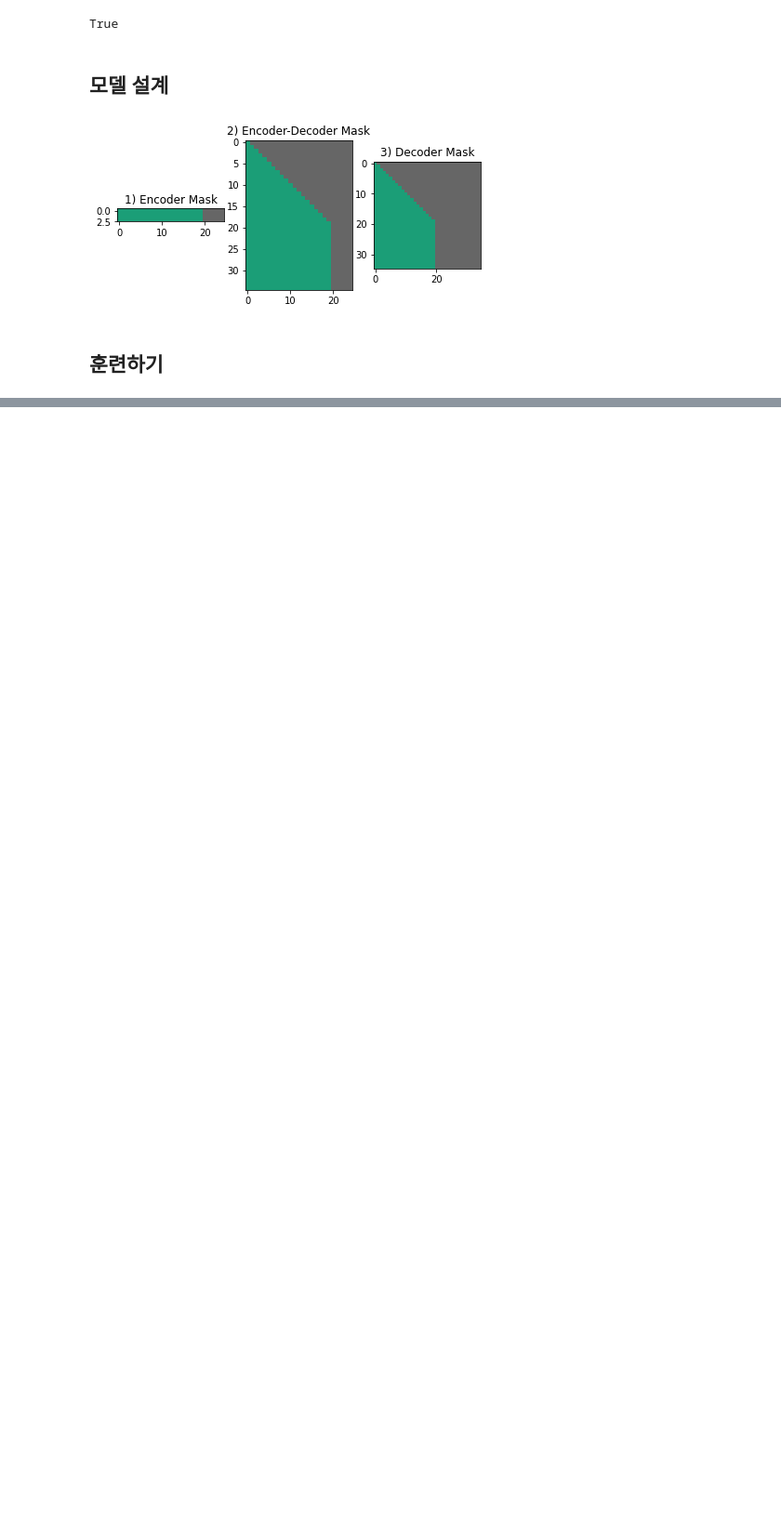
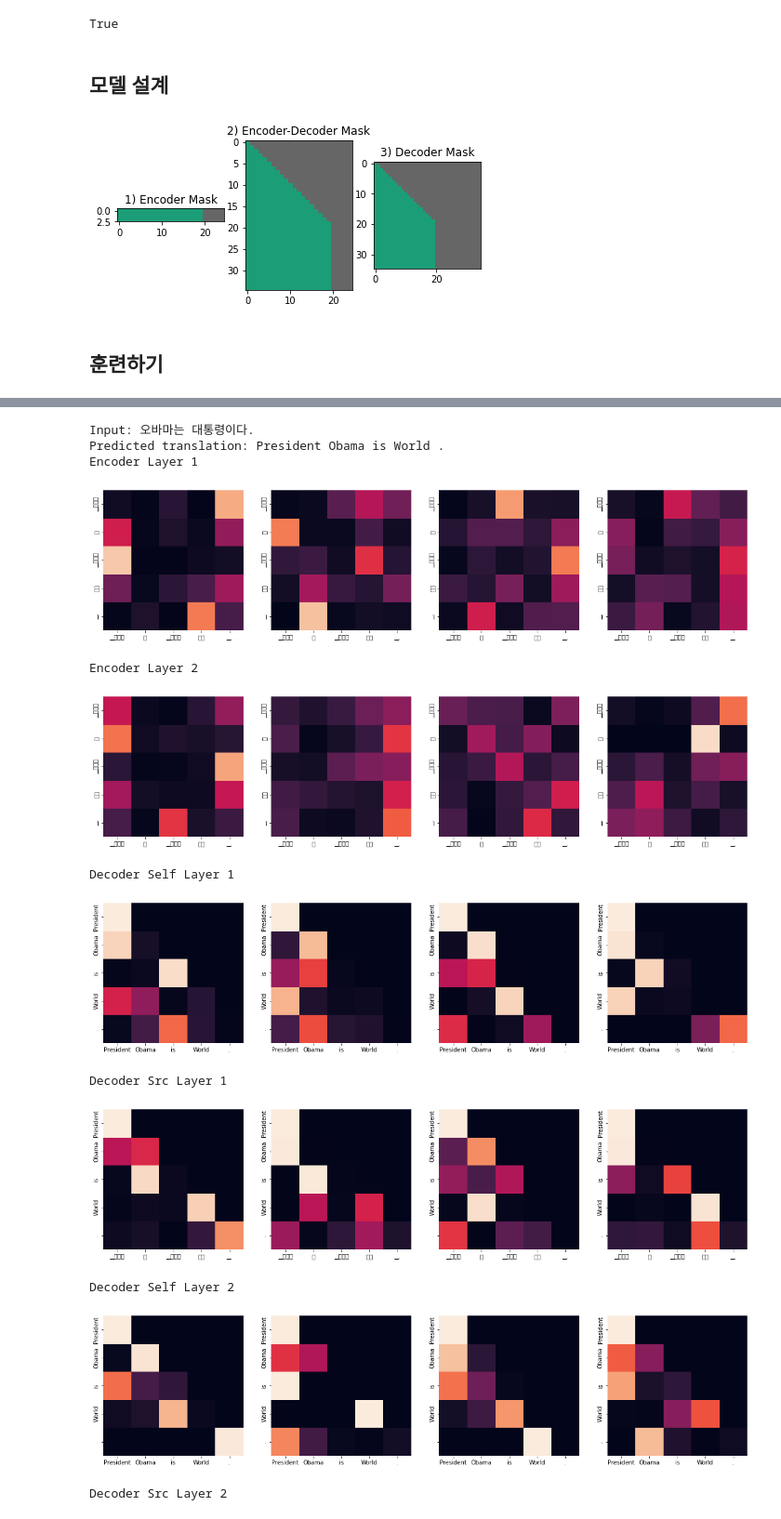
Before and after one commit to SunjaeMaeng/aiffel_online, a Jupyter notebook: Going Deeper 5/Transformer로 번역기 만들기.ipynb, the cells around one changed output, grey strips where cells are left out. Shown: that part at 93% size. Cells and saved outputs as stored; diff of their text form; code cells hidden in the pictures; blank space fills up the shorter version.

Commit message:
Add Going Deeper/Machine Translation Task with Transformer

```diff
--- a/Going Deeper 5/Transformer로 번역기 만들기.ipynb
+++ b/Going Deeper 5/Transformer로 번역기 만들기.ipynb
@@ -629,0 +710,17 @@ Please use `tqdm.notebook.tqdm` instead of `tqdm.tqdm_notebook`
+# %%
+for example in examples:
+    translate(example, transformer, ko_tokenizer, en_tokenizer, plot_attention=True)
+# %% [output]
+Input: 오바마는 대통령이다.
+Predicted translation: President Obama is World .
+Encoder Layer 1
+[figure, added]
+Encoder Layer 2
+[figure, added]
+Decoder Self Layer 1
+[figure, added]
+Decoder Src Layer 1
+[figure, added]
+Decoder Self Layer 2
+[figure, added]
+Decoder Src Layer 2
```
Also changed, not shown: parts of 2 cells of this notebook.
